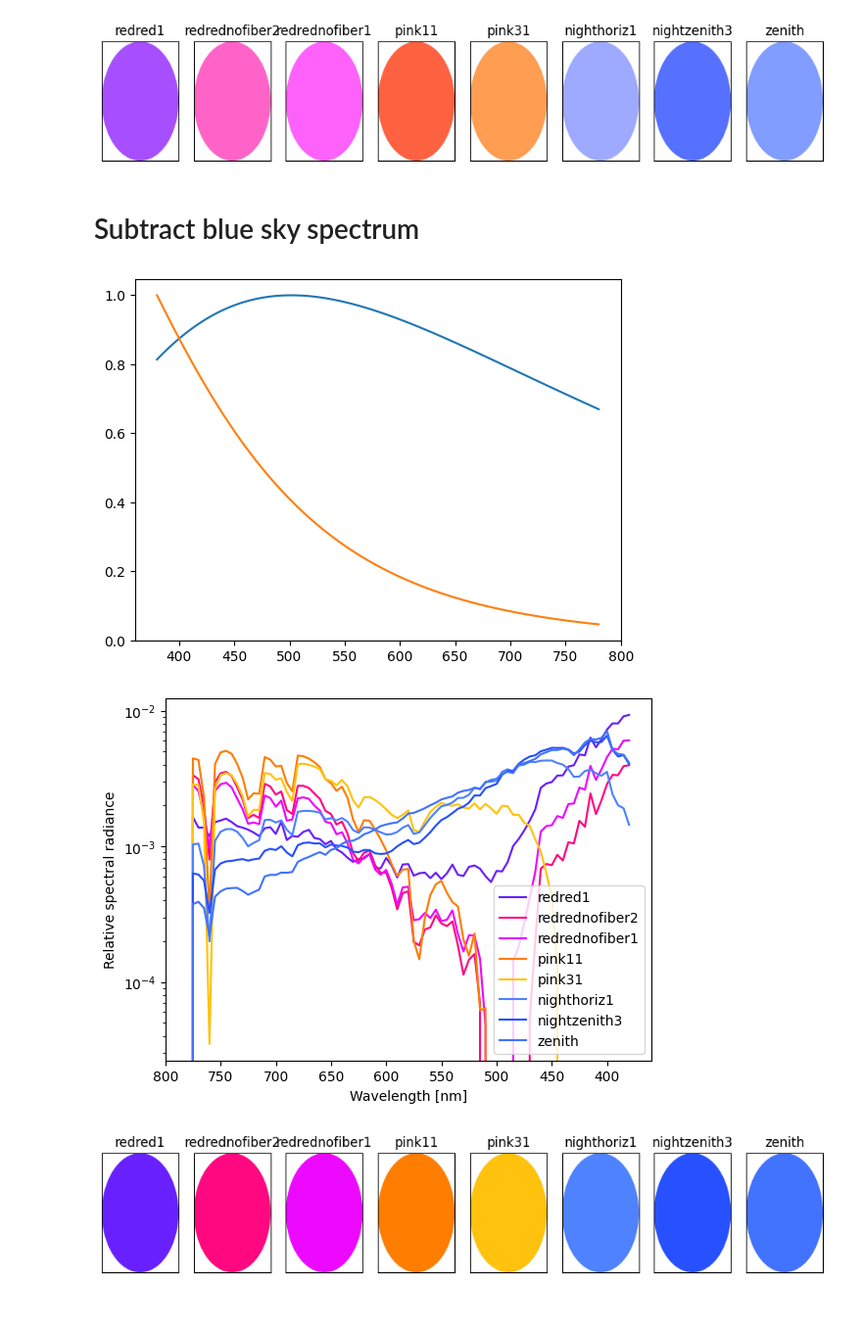
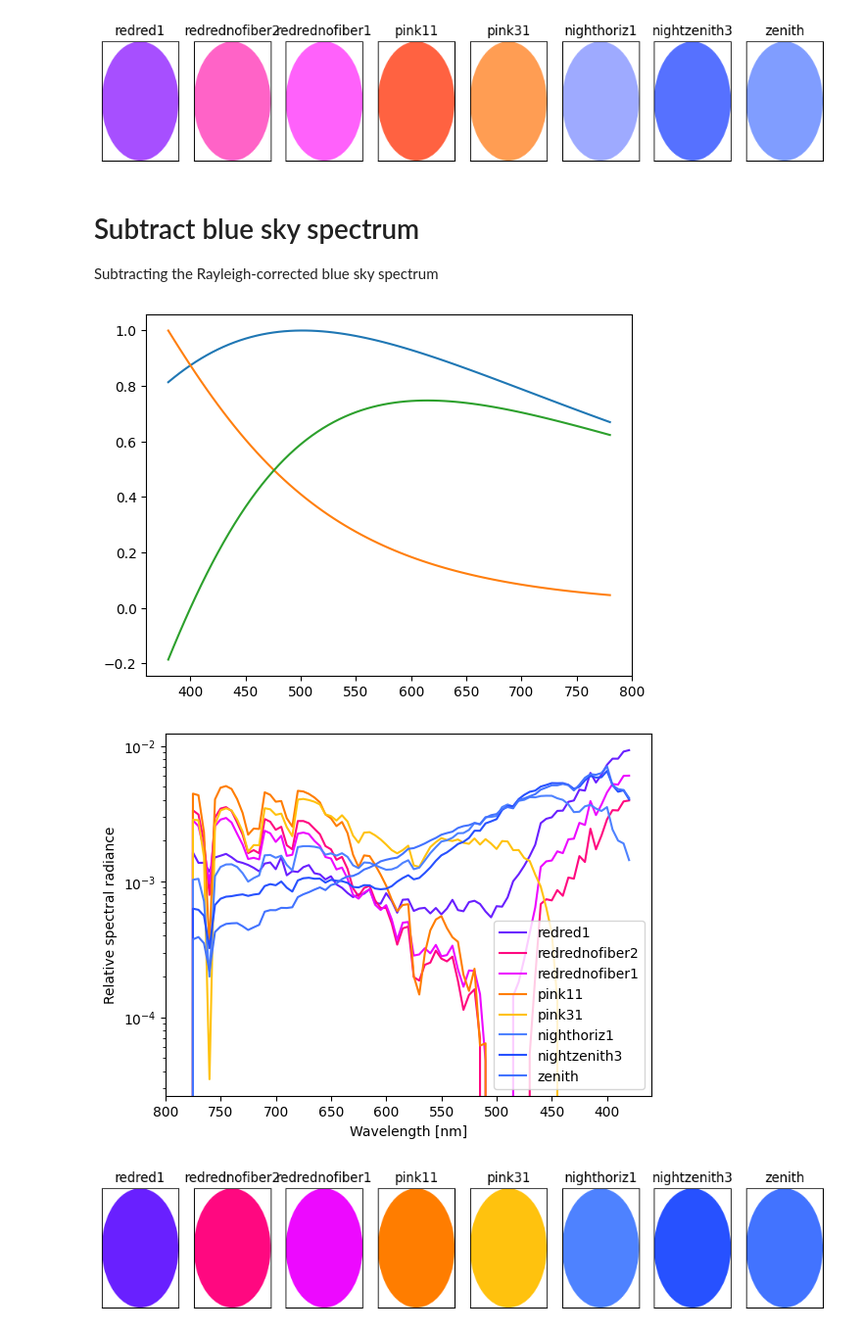
Before and after one commit to bcheung2001/sunlamp, a Jupyter notebook: spectral_correction.ipynb, the cells around one changed output. Shown at 98% size. Cells and saved outputs as stored; diff of their text form; code cells hidden in the pictures.

```diff
--- a/spectral_correction.ipynb
+++ b/spectral_correction.ipynb
@@ -116,6 +119,7 @@ for i in range(len(specs)):
 [figure]
 # %% [markdown]
 # Subtract blue sky spectrum
+Subtracting the Rayleigh-corrected blue sky spectrum
 # %%
 def planck(lam, T):
     """ Returns the spectral radiance of a black body at temperature T.
@@ -141,6 +145,7 @@ fig = plt.figure()
 ax = fig.add_subplot(1, 1, 1)
 plt.plot(lam, planck(lam, 5778)/max(planck(lam, 5778)))
 plt.plot(lam, blue_sky)
+plt.plot(lam, planck(lam, 5778)/max(planck(lam, 5778))-blue_sky)
 plt.show()
 
 # plot all the spectra
@@ -158,34 +163,34 @@ for i in range(len(specs)):
     axis, spec_norm = normalize_spectrum(spec_name)
 
     spec_mean = rebin_spectrum(axis,spec_norm,lam)
     html_rgb = cs.spec_to_rgb(spec_mean-blue_sky*spec_mean[-2])
     rgb_vals.append(html_rgb)
     plt.plot(lam, spec_mean-blue_sky*spec_mean[-2], color=html_rgb, label=specs[i])
 
 ax.invert_xaxis()
 ax.set_yscale('log')
 ax.set_ylabel("Relative spectral radiance")
 ax.set_xlabel("Wavelength [nm]")
 ax.legend()
 
 fig,ax = plt.subplots(1,len(specs),figsize=(12,2))
 for i in range(len(specs)):
     spec_name = './spectra/'+specs[i]+'.txt'
     axis, spec_norm = normalize_spectrum(spec_name)
 
     spec_mean = rebin_spectrum(axis,spec_norm,lam)
     html_rgb = cs.spec_to_rgb(spec_mean-blue_sky*spec_mean[-2])
     circle = Circle(xy=(0,0), radius=1, fc=html_rgb)
 
     ax[i].set_xlim(-1,1)
     ax[i].set_ylim(-1,1)
     ax[i].set_xticks([])
     ax[i].set_yticks([])
     ax[i].set_title(specs[i])
 
     ax[i].add_patch(circle)
 # %% [output]
-[figure, old version]
+[figure, new version]
 [figure]
 [figure]
 # %%
```
Also changed, not shown: parts of 5 cells of this notebook, 2 other files.
